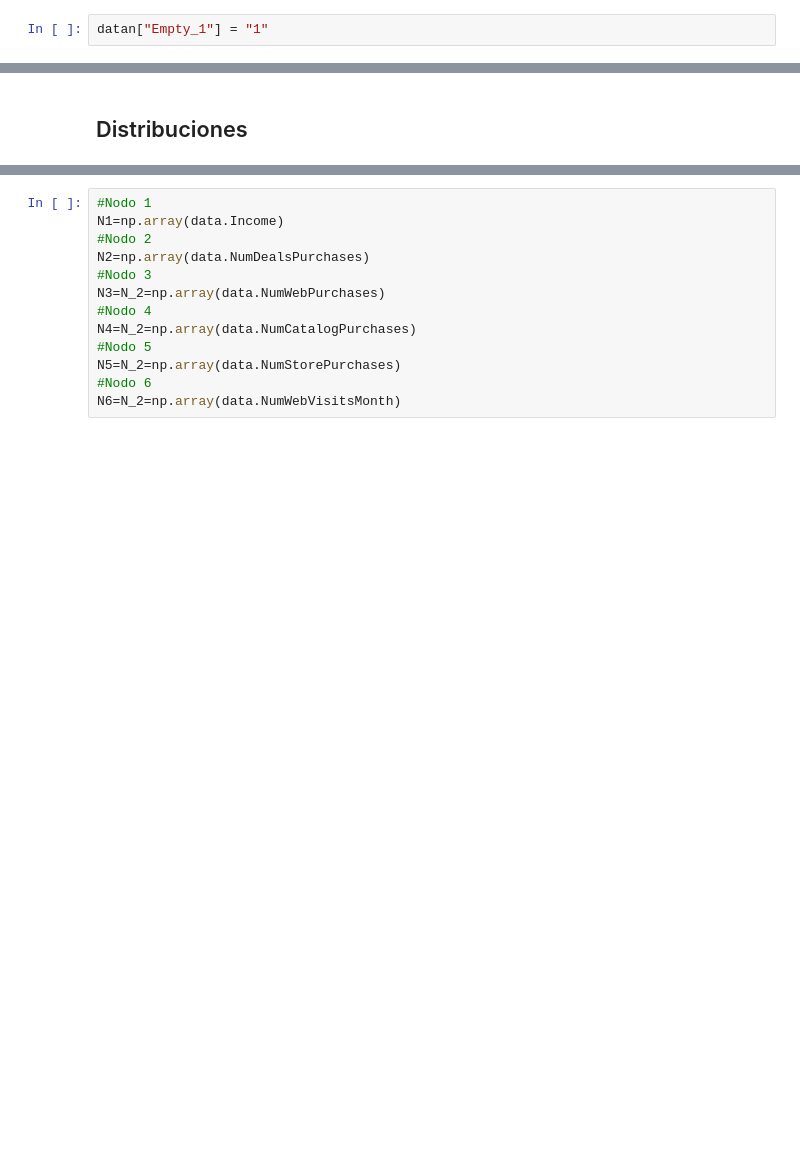
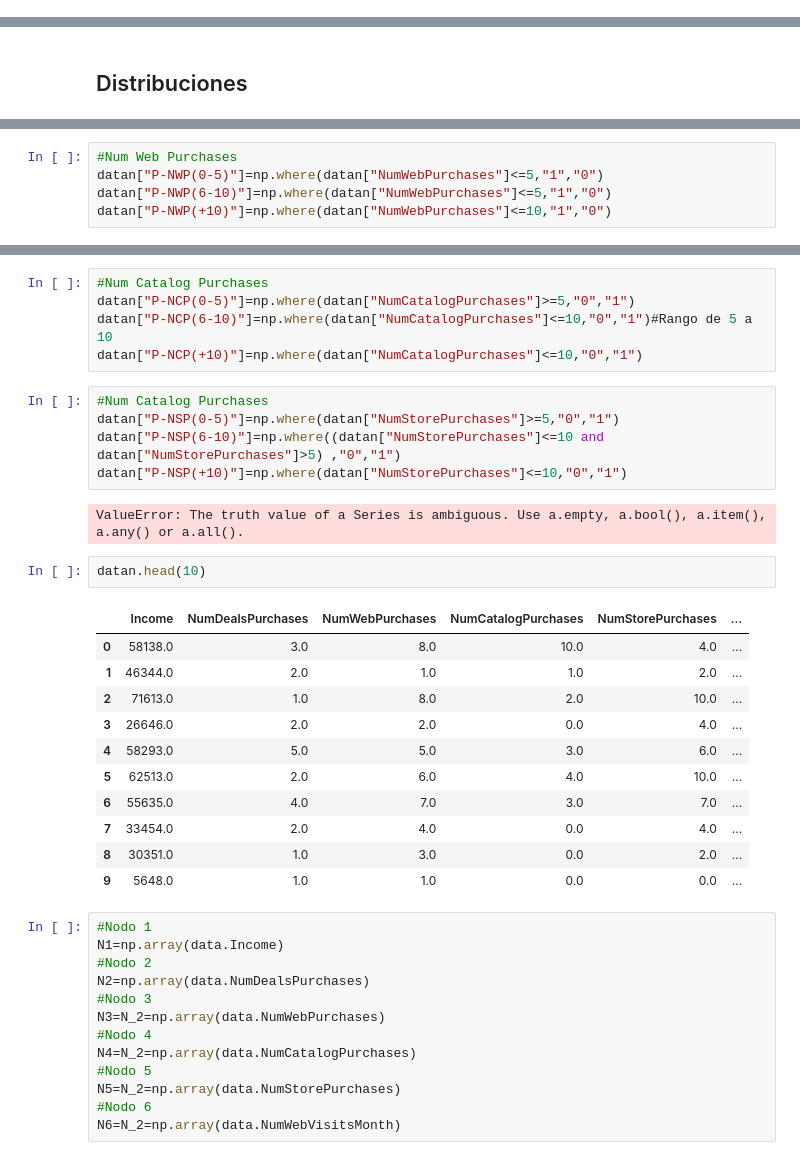
Before and after one commit to berlinpreciado21/ProyectoSimFin_CCorrales_BIPreciado_MVerea, a Jupyter notebook: PE1_BIPE_CCC_MV.ipynb, the cells around one changed output, grey strips where cells are left out. Drawn from its saved outputs; the diff is of its cells as text; blank space fills up the shorter version.

```diff
--- a/PE1_BIPE_CCC_MV.ipynb
+++ b/PE1_BIPE_CCC_MV.ipynb
@@ -183,8 +183,6 @@ report.head(60)
 | NumCatalogPurchases | NumCatalogPurchases | float64 | 0 | 2240 | 14 | 0.0 | 28.0 |
 | NumStorePurchases | NumStorePurchases | float64 | 0 | 2240 | 14 | 0.0 | 13.0 |
 | NumWebVisitsMonth | NumWebVisitsMonth | float64 | 0 | 2240 | 16 | 0.0 | 20.0 |
-# %%
-datan["Empty_1"] = "1"
 # %%
 datan
 # %% [output]
@@ -222,0 +241,5 @@ df
+# %%
+#Num Web Purchases
+datan["P-NWP(0-5)"]=np.where(datan["NumWebPurchases"]<=5,"1","0")
+datan["P-NWP(6-10)"]=np.where(datan["NumWebPurchases"]<=5,"1","0")
+datan["P-NWP(+10)"]=np.where(datan["NumWebPurchases"]<=10,"1","0")
@@ -223,3 +260,29 @@ df
+# %%
+#Num Catalog Purchases
+datan["P-NCP(0-5)"]=np.where(datan["NumCatalogPurchases"]>=5,"0","1")
+datan["P-NCP(6-10)"]=np.where(datan["NumCatalogPurchases"]<=10,"0","1")#Rango de 5 a 10
+datan["P-NCP(+10)"]=np.where(datan["NumCatalogPurchases"]<=10,"0","1")
+# %%
+#Num Catalog Purchases
+datan["P-NSP(0-5)"]=np.where(datan["NumStorePurchases"]>=5,"0","1")
+datan["P-NSP(6-10)"]=np.where((datan["NumStorePurchases"]<=10 and datan["NumStorePurchases"]>5) ,"0","1")
+datan["P-NSP(+10)"]=np.where(datan["NumStorePurchases"]<=10,"0","1")
+# %% [output]
+ValueError: The truth value of a Series is ambiguous. Use a.empty, a.bool(), a.item(), a.any() or a.all().
+# %%
+datan.head(10)
+# %% [output]
+|  | Income | NumDealsPurchases | NumWebPurchases | NumCatalogPurchases | NumStorePurchases | ... |
+| 0 | 58138.0 | 3.0 | 8.0 | 10.0 | 4.0 | ... |
+| 1 | 46344.0 | 2.0 | 1.0 | 1.0 | 2.0 | ... |
+| 2 | 71613.0 | 1.0 | 8.0 | 2.0 | 10.0 | ... |
+| 3 | 26646.0 | 2.0 | 2.0 | 0.0 | 4.0 | ... |
+| 4 | 58293.0 | 5.0 | 5.0 | 3.0 | 6.0 | ... |
+| 5 | 62513.0 | 2.0 | 6.0 | 4.0 | 10.0 | ... |
+| 6 | 55635.0 | 4.0 | 7.0 | 3.0 | 7.0 | ... |
+| 7 | 33454.0 | 2.0 | 4.0 | 0.0 | 4.0 | ... |
+| 8 | 30351.0 | 1.0 | 3.0 | 0.0 | 2.0 | ... |
+| 9 | 5648.0 | 1.0 | 1.0 | 0.0 | 0.0 | ... |
 # %%
 #Nodo 1
 N1=np.array(data.Income)
```
Also changed, not shown: parts of 7 cells of this notebook.
